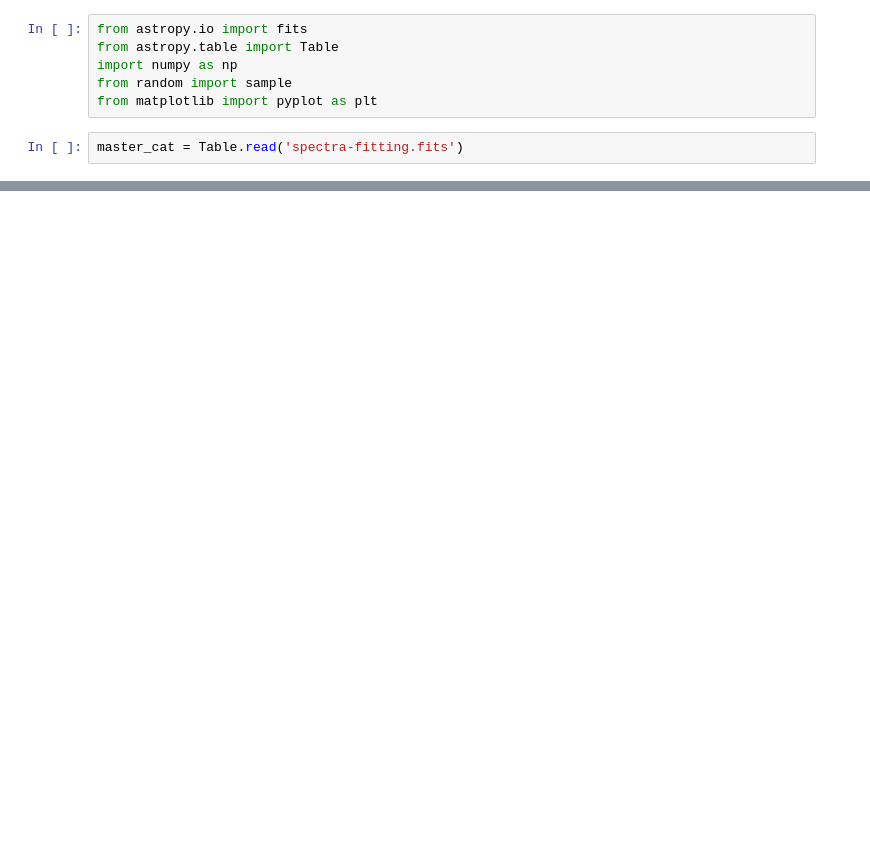
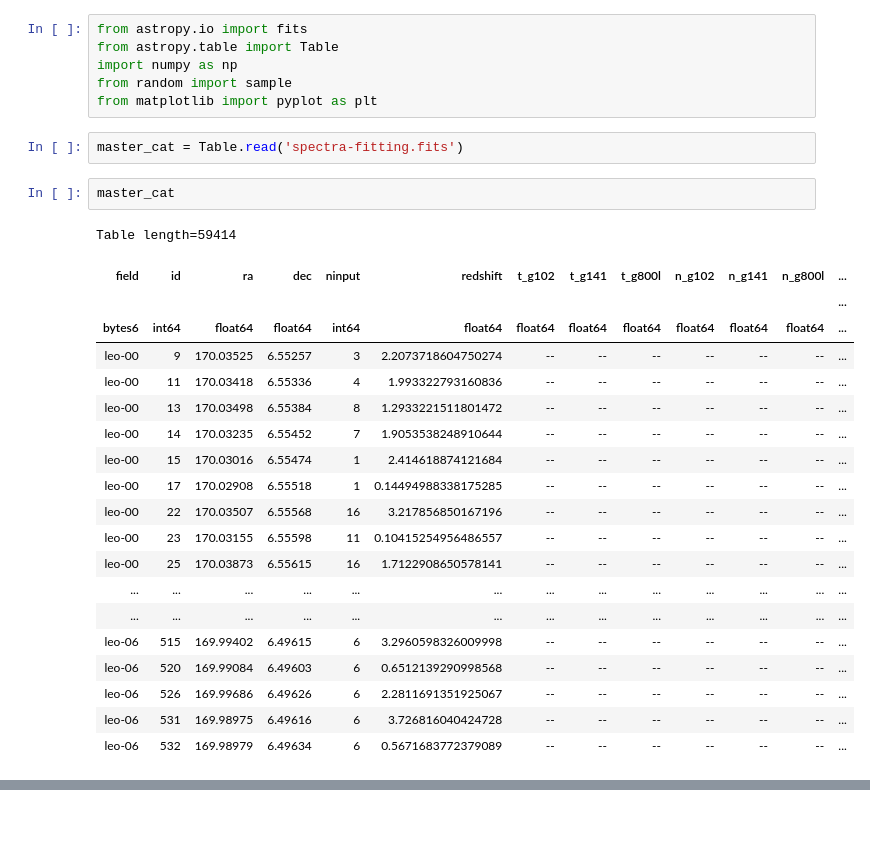
Before and after one commit to 2003cy/ssl_outthere, a Jupyter notebook: images/OUTTHERE/check_image_and_spectra.ipynb, the cells around one changed output, grey strips where cells are left out. Saved outputs shown, nothing was run; the diff lists cells and outputs as text; blank space fills up the shorter version.

```diff
--- a/images/OUTTHERE/check_image_and_spectra.ipynb
+++ b/images/OUTTHERE/check_image_and_spectra.ipynb
@@ -6,4 +6,27 @@ from random import sample
 from matplotlib import pyplot as plt
 # %%
 master_cat = Table.read('spectra-fitting.fits')
+# %%
+master_cat
+# %% [output]
+Table length=59414
+| field | id | ra | dec | ninput | redshift | t_g102 | t_g141 | t_g800l | n_g102 | n_g141 | n_g800l | ... |
+|  |  |  |  |  |  |  |  |  |  |  |  | ... |
+| bytes6 | int64 | float64 | float64 | int64 | float64 | float64 | float64 | float64 | float64 | float64 | float64 | ... |
+| leo-00 | 9 | 170.03525 | 6.55257 | 3 | 2.2073718604750274 | -- | -- | -- | -- | -- | -- | ... |
+| leo-00 | 11 | 170.03418 | 6.55336 | 4 | 1.993322793160836 | -- | -- | -- | -- | -- | -- | ... |
+| leo-00 | 13 | 170.03498 | 6.55384 | 8 | 1.2933221511801472 | -- | -- | -- | -- | -- | -- | ... |
+| leo-00 | 14 | 170.03235 | 6.55452 | 7 | 1.9053538248910644 | -- | -- | -- | -- | -- | -- | ... |
+| leo-00 | 15 | 170.03016 | 6.55474 | 1 | 2.414618874121684 | -- | -- | -- | -- | -- | -- | ... |
+| leo-00 | 17 | 170.02908 | 6.55518 | 1 | 0.14494988338175285 | -- | -- | -- | -- | -- | -- | ... |
+| leo-00 | 22 | 170.03507 | 6.55568 | 16 | 3.217856850167196 | -- | -- | -- | -- | -- | -- | ... |
+| leo-00 | 23 | 170.03155 | 6.55598 | 11 | 0.10415254956486557 | -- | -- | -- | -- | -- | -- | ... |
+| leo-00 | 25 | 170.03873 | 6.55615 | 16 | 1.7122908650578141 | -- | -- | -- | -- | -- | -- | ... |
+| ... | ... | ... | ... | ... | ... | ... | ... | ... | ... | ... | ... | ... |
+| ... | ... | ... | ... | ... | ... | ... | ... | ... | ... | ... | ... | ... |
+| leo-06 | 515 | 169.99402 | 6.49615 | 6 | 3.2960598326009998 | -- | -- | -- | -- | -- | -- | ... |
+| leo-06 | 520 | 169.99084 | 6.49603 | 6 | 0.6512139290998568 | -- | -- | -- | -- | -- | -- | ... |
+| leo-06 | 526 | 169.99686 | 6.49626 | 6 | 2.2811691351925067 | -- | -- | -- | -- | -- | -- | ... |
+| leo-06 | 531 | 169.98975 | 6.49616 | 6 | 3.726816040424728 | -- | -- | -- | -- | -- | -- | ... |
+| leo-06 | 532 | 169.98979 | 6.49634 | 6 | 0.5671683772379089 | -- | -- | -- | -- | -- | -- | ... |
 # %%
```
Also changed, not shown: parts of 1 cell of this notebook, 8 other files.
